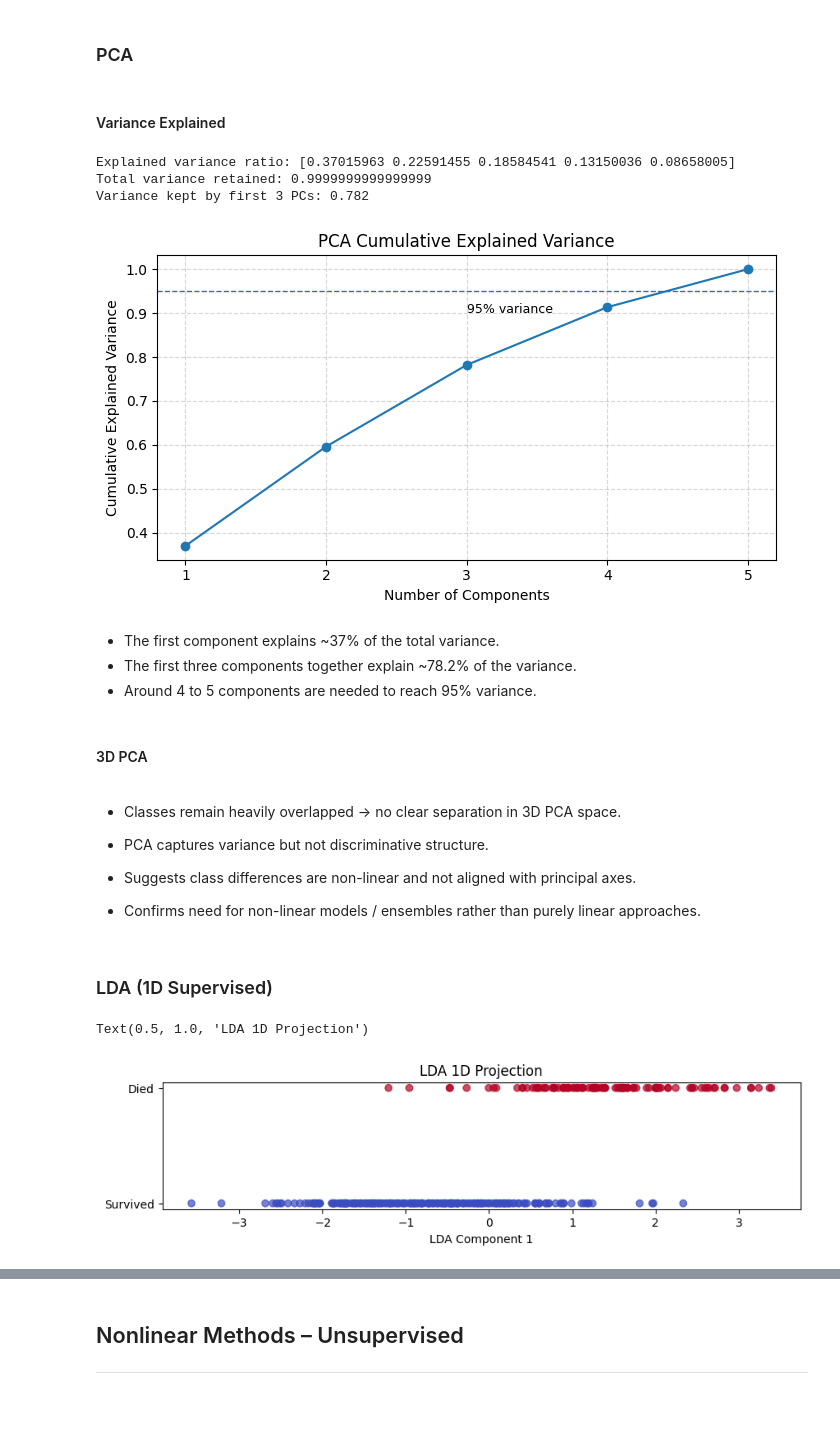
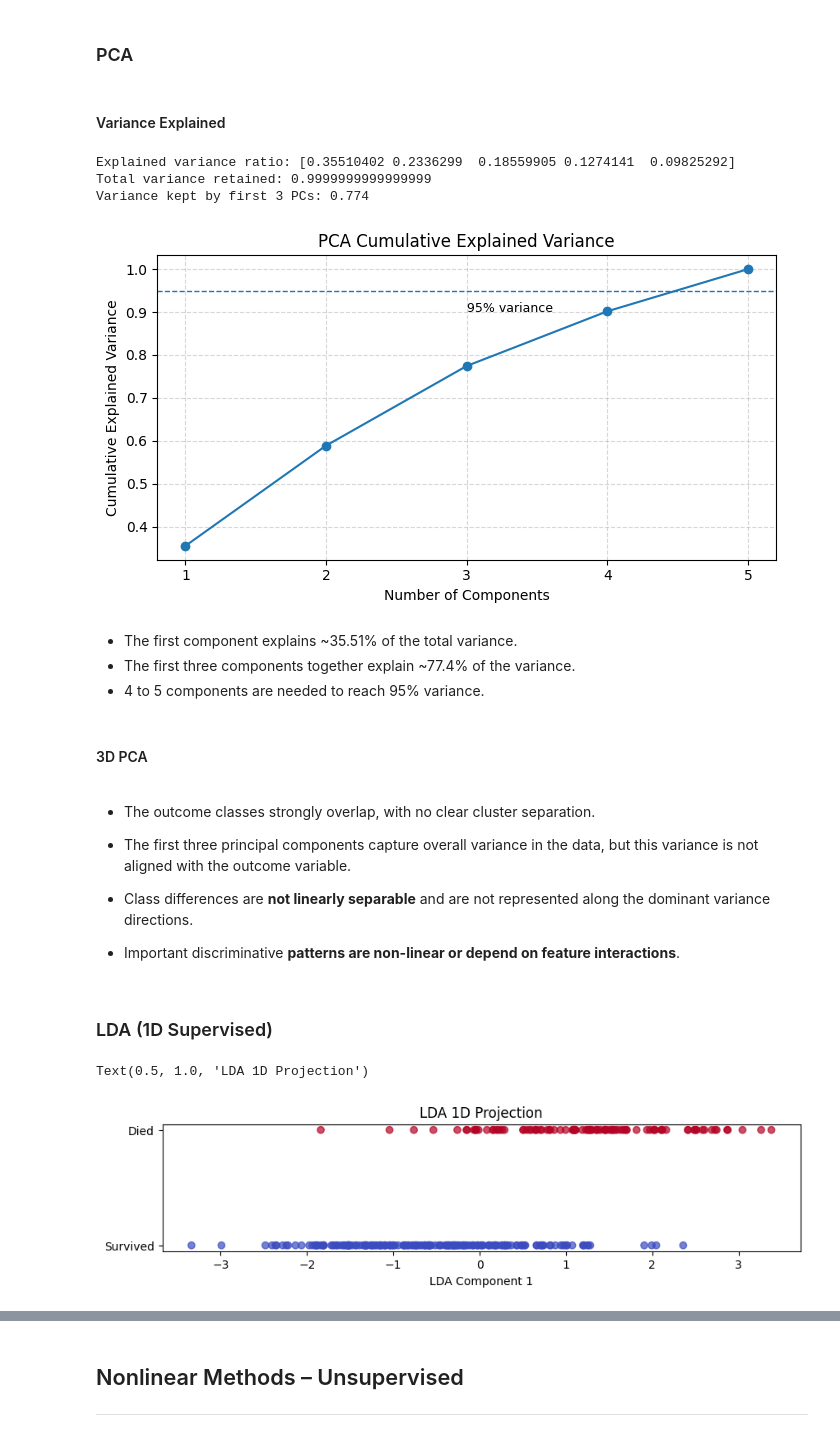
Before and after one commit to zuzannapajak/cardio-risk-prediction, a Jupyter notebook: notebooks/dim_red.ipynb, the cells around one changed output, grey strips where cells are left out. Drawn from its saved outputs; the diff is of its cells as text; code cells hidden in the pictures; blank space fills up the shorter version.

```diff
--- a/notebooks/dim_red.ipynb
+++ b/notebooks/dim_red.ipynb
@@ -52,19 +53,28 @@ os.makedirs(os.path.join(OUTPUT_DIR, 'embeddings'), exist_ok=True)
 <a id="data-loading"></a>
 ### Data Loading
 # %%
-df_prep_bal = joblib.load("../outputs/eda/df_preprocessed_balanced.pkl")
-df_copy = df_prep_bal.copy()
+df_cleaned = joblib.load("../outputs/eda/df_cleaned.pkl")
+df_copy = df_cleaned.copy()
 
 X = df_copy.iloc[:, :-1]
 y = df_copy.iloc[:, -1]
 
 TARGET_COL = 'DEATH_EVENT'
+CV = StratifiedKFold(n_splits=5, shuffle=True, random_state=SEED)
+# %%
+_full_preproc = build_preprocessing_pipeline()
+preproc_no_balance = deepcopy(_full_preproc)
+preproc_no_balance.steps = preproc_no_balance.steps[:-1]   # no balancing for now
+
+balancer = _full_preproc.steps[-1][1]  # SMOTEENN
+
+X_p = preproc_no_balance.fit_transform(X, y)
 # %% [markdown]
 <a id="feature-prunning"></a>
 ### Feature Pruning
 # %%
 cols_to_drop = ['high_blood_pressure', 'platelets', 'sex', 'creatinine_phosphokinase', 'anaemia', 'smoking', 'diabetes']
-X = X.drop(columns=cols_to_drop)
+X_p_reduced = X_p.drop(columns=cols_to_drop)
 # %% [markdown]
 <a id="linear-methods"></a>
 ## Linear Methods
@@ -73,11 +83,10 @@ X = X.drop(columns=cols_to_drop)
 <a id="pca"></a>
 ### PCA
 # %% [markdown]
-<a id="variance-explained"></a>
 #### Variance Explained
 # %%
-pca_full = PCA()
-pca_full.fit(X)
+pca_full = PCA(random_state=SEED)
+pca_full.fit(X_p_reduced)
 explained_variance = pca_full.explained_variance_ratio_
 
 print("Explained variance ratio:", explained_variance)
@@ -85,15 +94,14 @@ print("Total variance retained:", np.sum(explained_variance))
 print("Variance kept by first 3 PCs:", round(explained_variance[:3].sum(), 3))
 plot_cumulative_variance(explained_variance, show_target=0.95)
 # %% [output]
-Explained variance ratio: [0.37015963 0.22591455 0.18584541 0.13150036 0.08658005]
+Explained variance ratio: [0.35510402 0.2336299  0.18559905 0.1274141  0.09825292]
 Total variance retained: 0.9999999999999999
-Variance kept by first 3 PCs: 0.782
+Variance kept by first 3 PCs: 0.774
-[figure, old version]
+[figure, new version]
 # %% [markdown]
-- The first component explains ~37% of the total variance.
-- The first three components together explain ~78.2% of the variance.
-- Around 4 to 5 components are needed to reach 95% variance.
+- The first component explains ~35.51% of the total variance.
+- The first three components together explain ~77.4% of the variance.
+- 4 to 5 components are needed to reach 95% variance.
 # %% [markdown]
-<a id="pca-3d"></a>
 #### 3D PCA
 # %%
@@ -108,32 +116,32 @@ df_pca["DEATH_EVENT"] = y.values
 joblib.dump(df_pca, "../outputs/dim_red/df_pca.pkl")
 plot_3d(X_pca, y, algorithm="PCA")
 # %% [markdown]
-- Classes remain heavily overlapped → no clear separation in 3D PCA space.
+- The outcome classes strongly overlap, with no clear cluster separation.
 
-- PCA captures variance but not discriminative structure.
+- The first three principal components capture overall variance in the data, but this variance is not aligned with the outcome variable.
 
-- Suggests class differences are non-linear and not aligned with principal axes.
+- Class differences are **not linearly separable** and are not represented along the dominant variance directions.
 
-- Confirms need for non-linear models / ensembles rather than purely linear approaches.
+- Important discriminative **patterns are non-linear or depend on feature interactions**.
 # %% [markdown]
 <a id="lda"></a>
 ### LDA (1D Supervised)
 # %%
 lda = LinearDiscriminantAnalysis()
-X_lda = lda.fit_transform(X, y)
+X_lda = lda.fit_transform(X_p_reduced, y)
 
 df_lda = pd.DataFrame(X_lda, columns=["LDA_1"])
 joblib.dump(df_lda, "../outputs/dim_red/embeddings/X_lda.pkl")
 
 df_lda[TARGET_COL] = y.values
 joblib.dump(df_lda, os.path.join(OUTPUT_DIR, 'df_lda.pkl'))
 
 plt.figure(figsize=(10,2))
 plt.scatter(X_lda, y, c=y, cmap='coolwarm', alpha=0.7)
 plt.xlabel("LDA Component 1")
 plt.yticks([0,1], ["Survived","Died"])
 plt.title("LDA 1D Projection")
 # %% [output]
 Text(0.5, 1.0, 'LDA 1D Projection')
-[figure, old version]
+[figure, new version]
 # %% [markdown]
```
Also changed, not shown: parts of 19 cells of this notebook.
